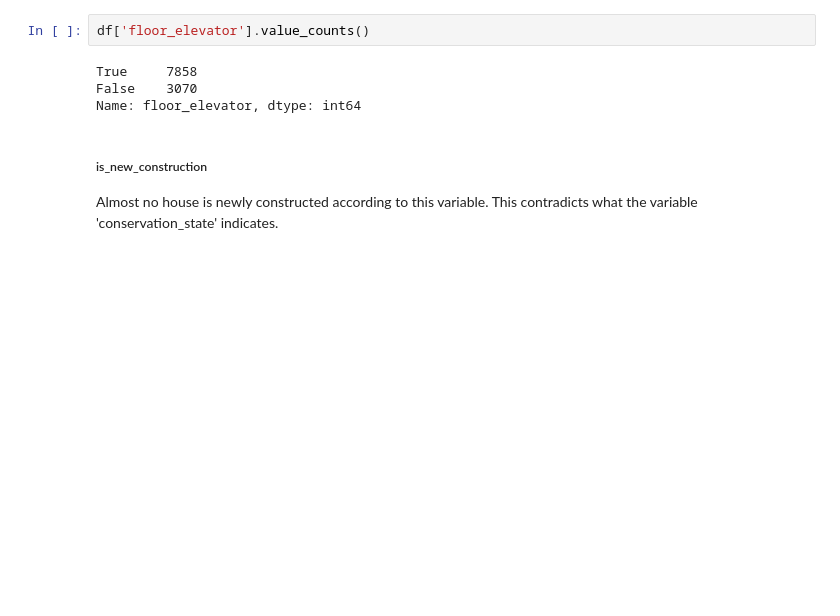
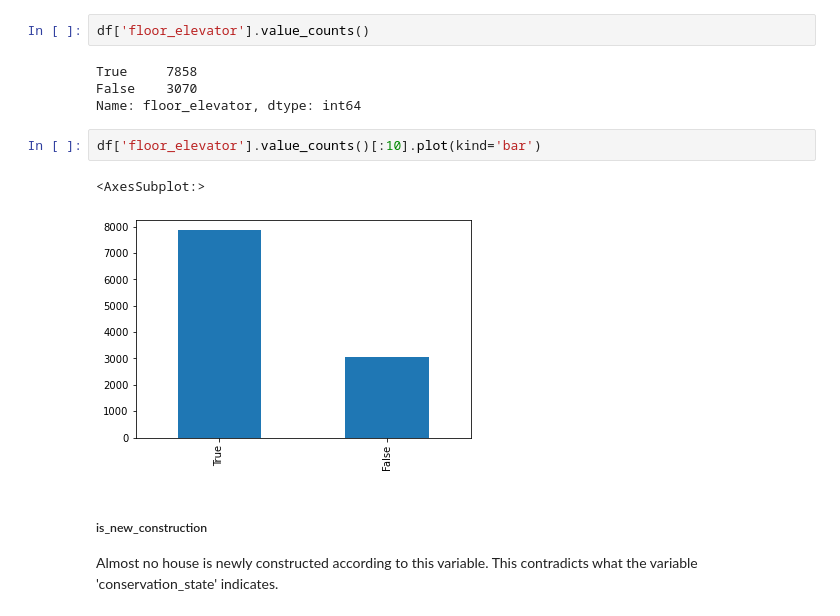
Before and after one commit to jordi-cluet/ADSDB-EtE-Project, a Jupyter notebook: format_housing.ipynb, the cells around one changed output. Cells and saved outputs as stored; diff of their text form; blank space fills up the shorter version.

```diff
--- a/format_housing.ipynb
+++ b/format_housing.ipynb
@@ -176,6 +186,11 @@ df['floor_elevator'].value_counts()
 True     7858
 False    3070
 Name: floor_elevator, dtype: int64
+# %%
+df['floor_elevator'].value_counts()[:10].plot(kind='bar')
+# %% [output]
+<AxesSubplot:>
+[figure, added]
 # %% [markdown]
 ##### is_new_construction
 Almost no house is newly constructed according to this variable. This contradicts what the variable 'conservation_state' indicates.
```
Also changed, not shown: parts of 7 cells of this notebook.
